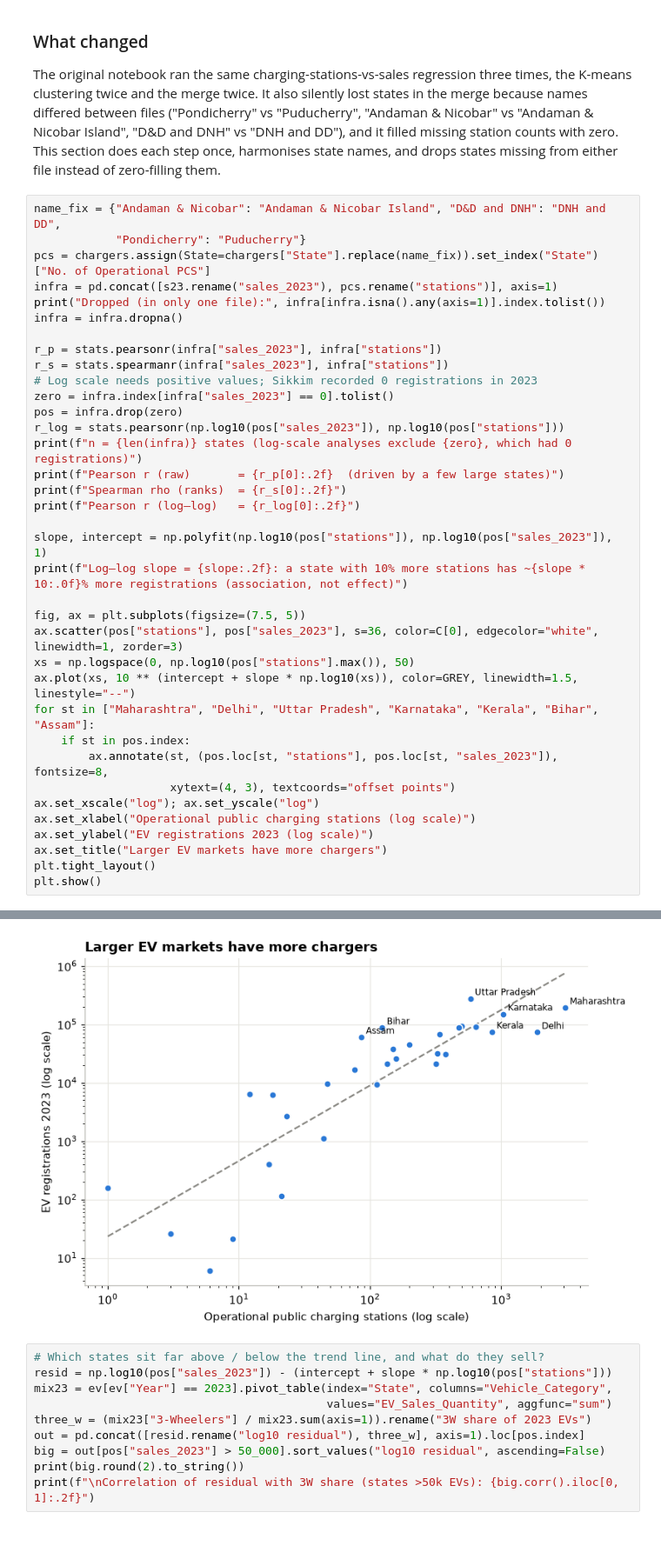
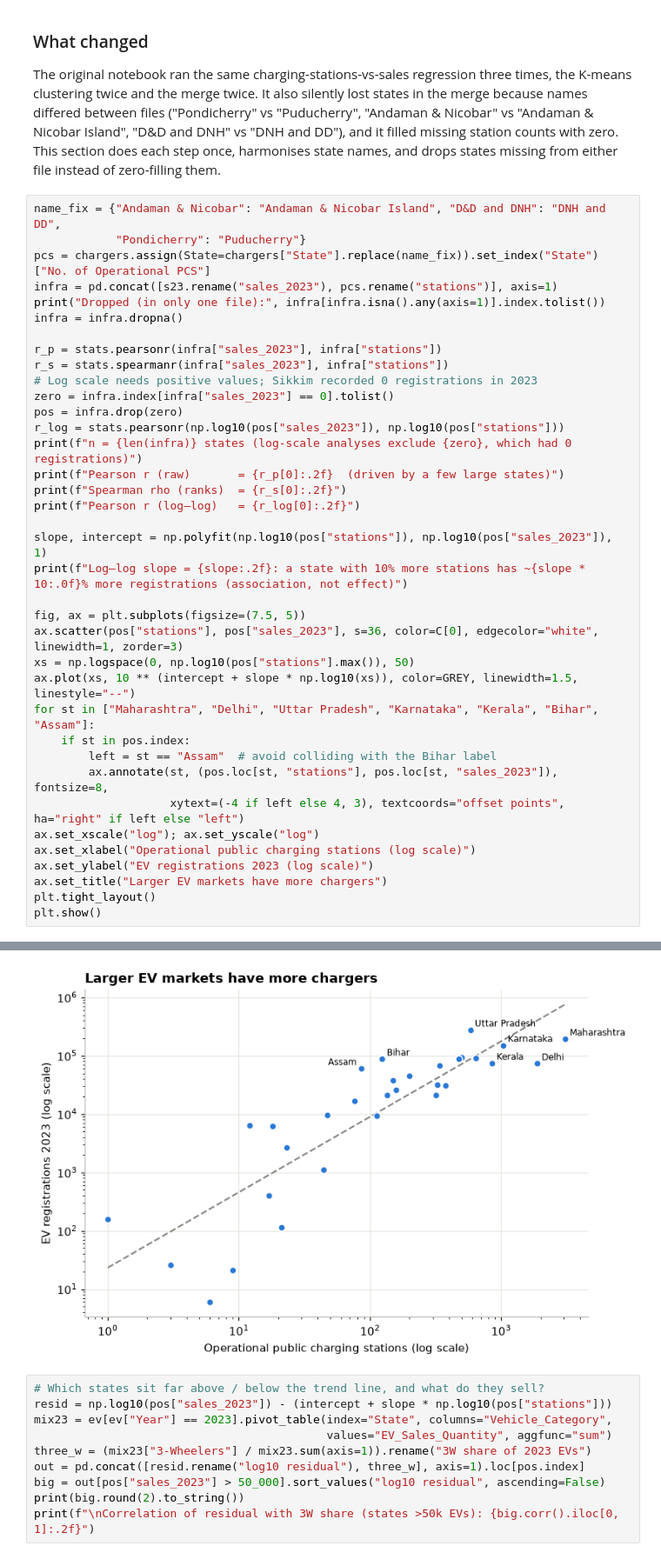
Before and after one commit to malu3110/EV-Project, a Jupyter notebook: notebooks/ev_adoption_india.ipynb, the cells around one changed output, grey strips where cells are left out. Shown at 87% size. Cells and saved outputs as stored; diff of their text form.

```diff
--- a/notebooks/ev_adoption_india.ipynb
+++ b/notebooks/ev_adoption_india.ipynb
@@ -599,35 +599,36 @@ zero = infra.index[infra["sales_2023"] == 0].tolist()
 pos = infra.drop(zero)
 r_log = stats.pearsonr(np.log10(pos["sales_2023"]), np.log10(pos["stations"]))
 print(f"n = {len(infra)} states (log-scale analyses exclude {zero}, which had 0 registrations)")
 print(f"Pearson r (raw)       = {r_p[0]:.2f}  (driven by a few large states)")
 print(f"Spearman rho (ranks)  = {r_s[0]:.2f}")
 print(f"Pearson r (log–log)   = {r_log[0]:.2f}")
 
 slope, intercept = np.polyfit(np.log10(pos["stations"]), np.log10(pos["sales_2023"]), 1)
 print(f"Log–log slope = {slope:.2f}: a state with 10% more stations has ~{slope * 10:.0f}% more registrations (association, not effect)")
 
 fig, ax = plt.subplots(figsize=(7.5, 5))
 ax.scatter(pos["stations"], pos["sales_2023"], s=36, color=C[0], edgecolor="white", linewidth=1, zorder=3)
 xs = np.logspace(0, np.log10(pos["stations"].max()), 50)
 ax.plot(xs, 10 ** (intercept + slope * np.log10(xs)), color=GREY, linewidth=1.5, linestyle="--")
 for st in ["Maharashtra", "Delhi", "Uttar Pradesh", "Karnataka", "Kerala", "Bihar", "Assam"]:
     if st in pos.index:
+        left = st == "Assam"  # avoid colliding with the Bihar label
         ax.annotate(st, (pos.loc[st, "stations"], pos.loc[st, "sales_2023"]), fontsize=8,
-                    xytext=(4, 3), textcoords="offset points")
+                    xytext=(-4 if left else 4, 3), textcoords="offset points", ha="right" if left else "left")
 ax.set_xscale("log"); ax.set_yscale("log")
 ax.set_xlabel("Operational public charging stations (log scale)")
 ax.set_ylabel("EV registrations 2023 (log scale)")
 ax.set_title("Larger EV markets have more chargers")
 plt.tight_layout()
 plt.show()
 # %% [output]
 Dropped (in only one file): ['Mizoram', 'Ladakh', 'Lakshadweep', 'Telangana']
 n = 32 states (log-scale analyses exclude ['Sikkim'], which had 0 registrations)
 Pearson r (raw)       = 0.65  (driven by a few large states)
 Spearman rho (ranks)  = 0.92
 Pearson r (log–log)   = 0.86
 Log–log slope = 1.29: a state with 10% more stations has ~13% more registrations (association, not effect)
-[figure, old version]
+[figure, new version]
 # %%
 # Which states sit far above / below the trend line, and what do they sell?
 resid = np.log10(pos["sales_2023"]) - (intercept + slope * np.log10(pos["stations"]))
```
Also changed, not shown: 2 other files.
